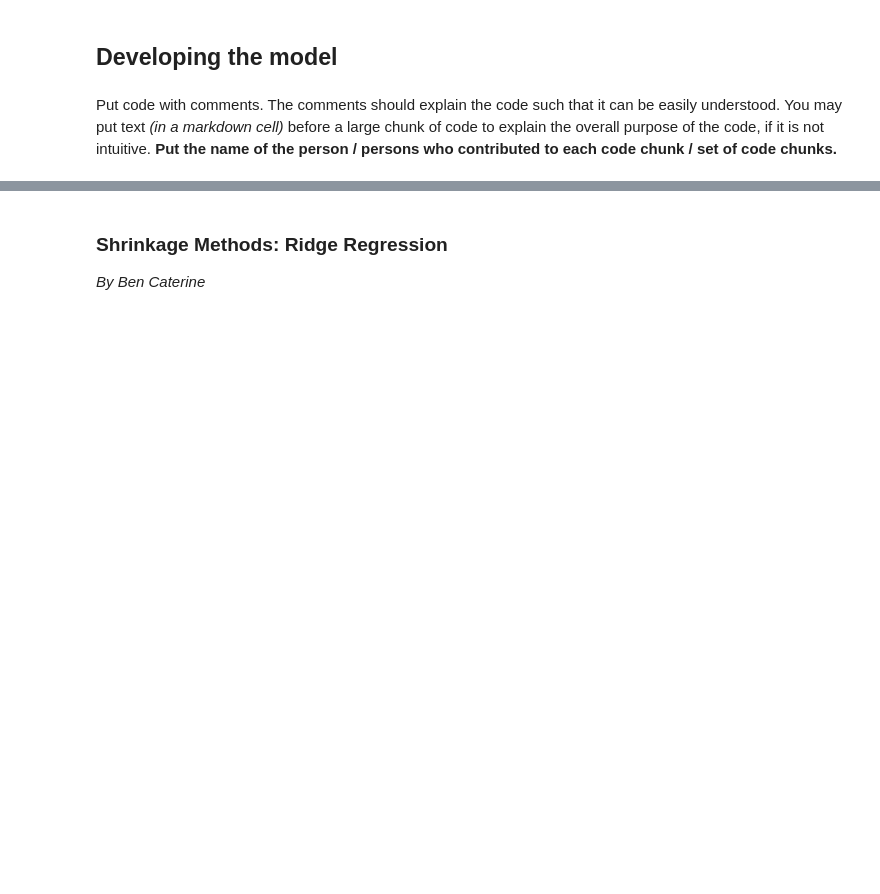
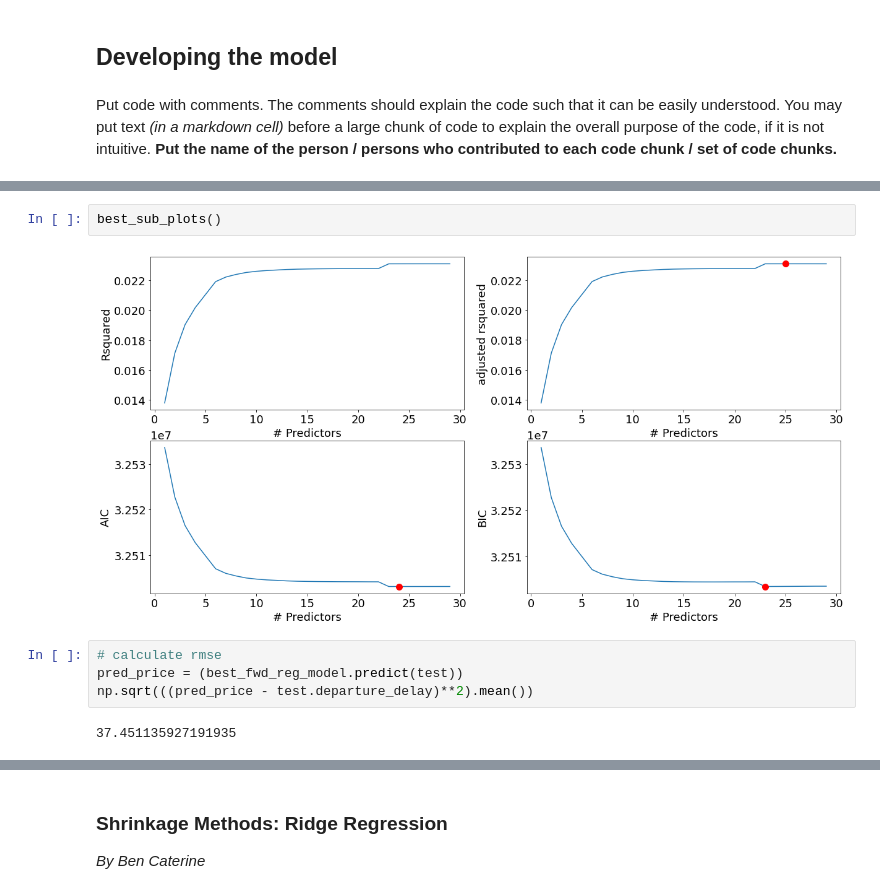
Before and after one commit to bencaterine/ding-ding-ding, a Jupyter notebook: project-code.ipynb, the cells around one changed output, grey strips where cells are left out. Drawn from its saved outputs; the diff is of its cells as text; blank space fills up the shorter version.

```diff
--- a/project-code.ipynb
+++ b/project-code.ipynb
@@ -494,0 +952,10 @@ Put code with comments. The comments should explain the code such that it can be
+# %%
+best_sub_plots()
+# %% [output]
+[figure, added]
+# %%
+# calculate rmse
+pred_price = (best_fwd_reg_model.predict(test))
+np.sqrt(((pred_price - test.departure_delay)**2).mean())
+# %% [output]
+37.451135927191935
```
Also changed, not shown: parts of 47 cells of this notebook, 1 other file.
